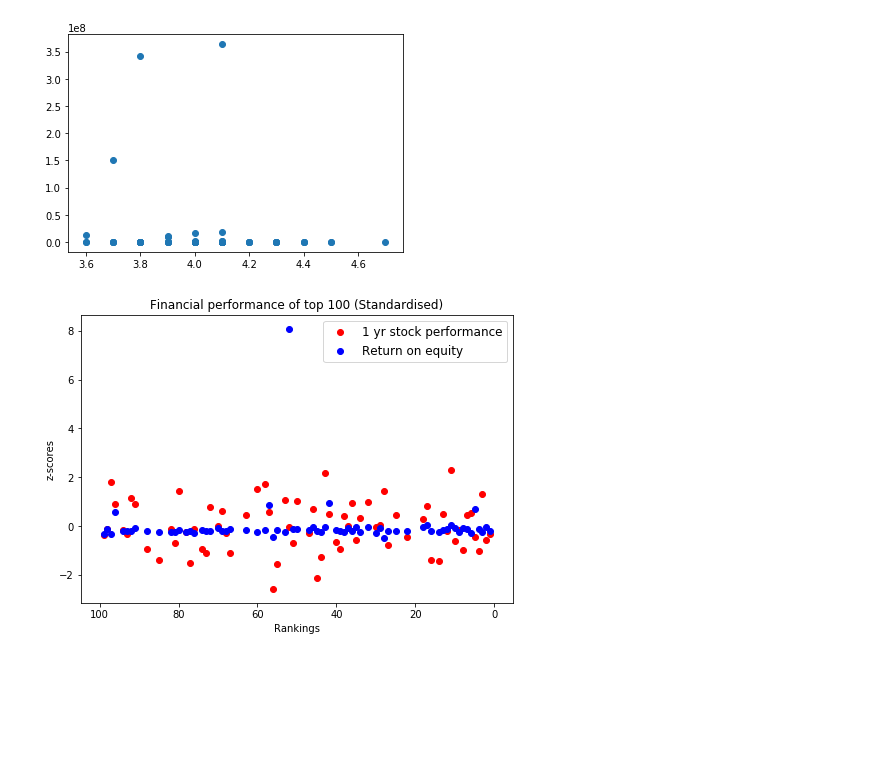
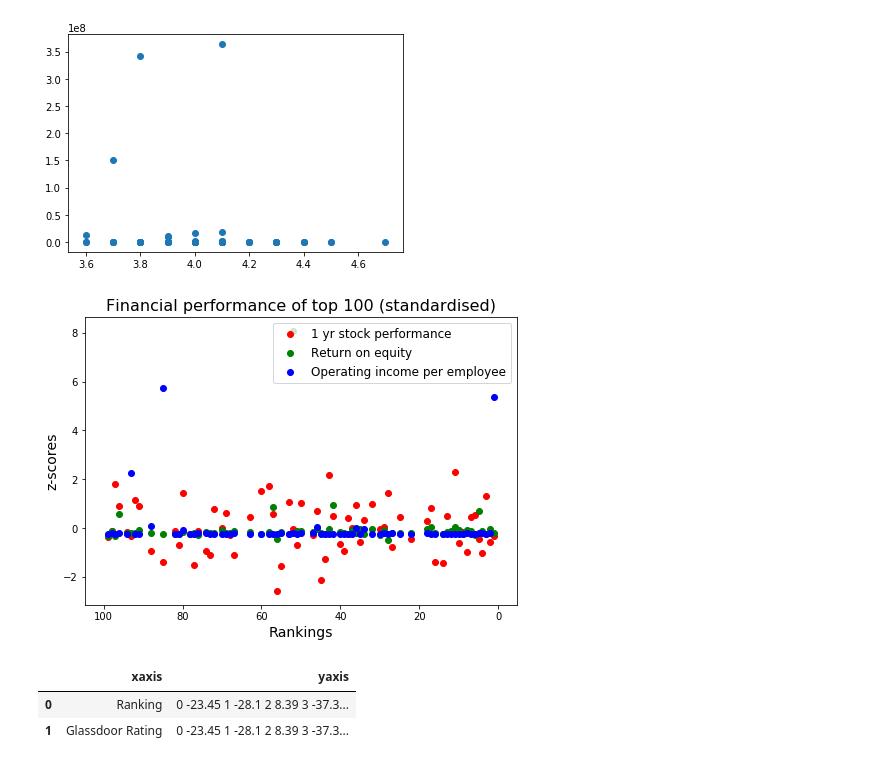
Before and after one commit to timonx11/Project-1-Demonstrasion-Group6, a Jupyter notebook: starter_code/employers_YFloop_section2.ipynb, the cells around one changed output. Drawn from its saved outputs; the diff is of its cells as text; code cells hidden in the pictures; blank space fills up the shorter version.

```diff
--- a/starter_code/employers_YFloop_section2.ipynb
+++ b/starter_code/employers_YFloop_section2.ipynb
@@ -171,7 +168,8 @@ stock_z=st.zscore(stock)
 roe= employers_filter['return on equity'].astype(float)
 roe_z=st.zscore(roe)
 
-op_emp=employers_filter
+op_emp=employers_filter['Operating income per employee'].astype(float)
+op_emp_z=st.zscore(op_emp)
 # %%
 employers_filter.head(6)
 # %% [output]
@@ -232,17 +230,18 @@ plt.show()
 rank=employers_filter["RANK"]
 glassdoor=employers_filter["Glassdoor Rating"]
 rec=employers_filter["Analyst Recommendation Mean"]
-stock_z=employers_filter["stock_z"]
+stock=employers_filter["1 year stock performance"]
 # %%
 fig=plt.figure()
 ax=fig.add_axes([0,0,1,1])
 ax1=ax.scatter(rank,stock_z,color='Red',label='1 yr stock performance')
-ax2=ax.scatter(rank,roe_z,color='blue',label='Return on equity')
-ax.legend(handles=[ax1,ax2],prop={'size': 12})
-ax.set_xlabel("Rankings")
-ax.set_ylabel("z-scores")
-ax.set_title("Financial performance of top 100 (standardised)")
+ax2=ax.scatter(rank,roe_z,color='green',label='Return on equity')
+ax3=ax.scatter(rank,op_emp_z,color='blue',label="Operating income per employee")
+ax.legend(handles=[ax1,ax2,ax3],prop={'size':12})
+ax.set_xlabel("Rankings", size=14)
+ax.set_ylabel("z-scores", size=14)
+ax.set_title("Financial performance of top 100 (standardised)",size=16)
 ax.invert_xaxis()
 plt.show()
 # %% [output]
-[figure, old version]
+[figure, new version]
@@ -248,0 +250,6 @@ plt.show()
+# %%
+ceebs_df
+# %% [output]
+|  | xaxis | yaxis |
+| 0 | Ranking | 0 -23.45 1 -28.1 2 8.39 3 -37.3... |
+| 1 | Glassdoor Rating | 0 -23.45 1 -28.1 2 8.39 3 -37.3... |
```
Also changed, not shown: parts of 9 cells of this notebook.
